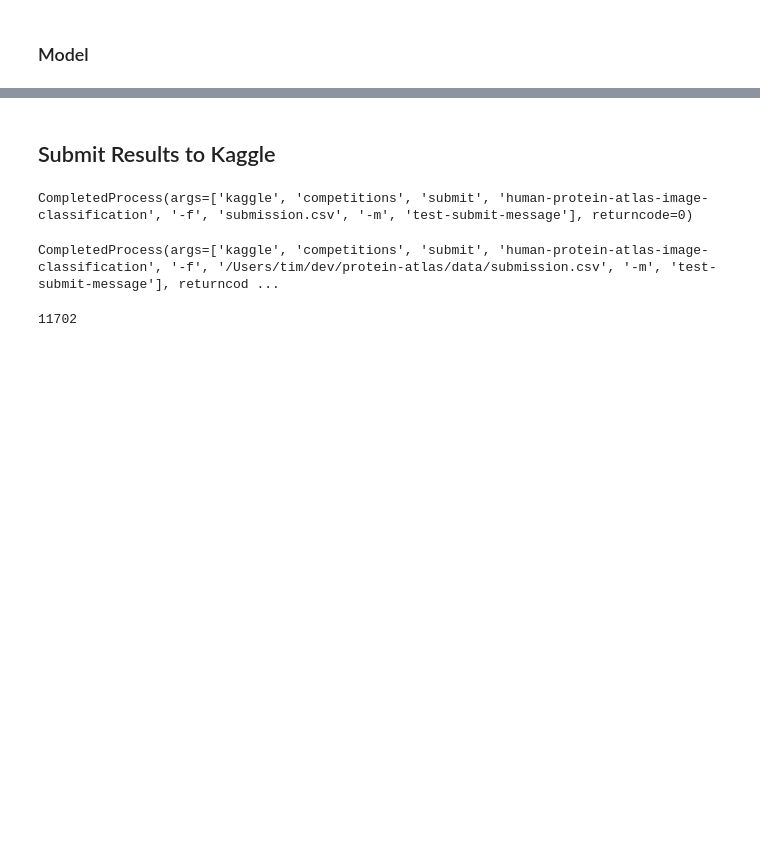
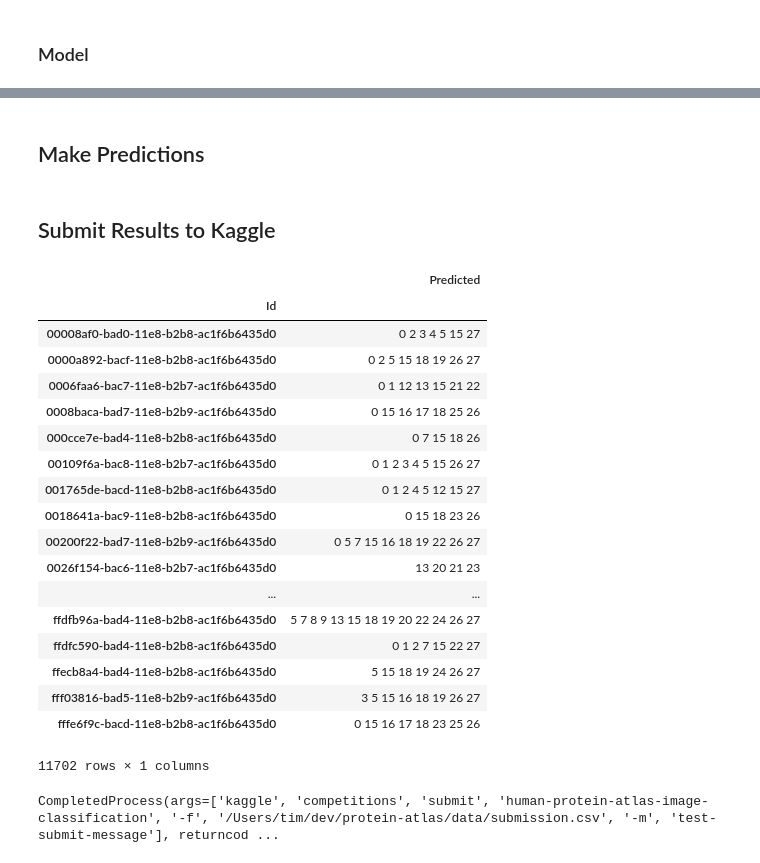
Before and after one commit to eldrtimo/protein, a Jupyter notebook: examples.ipynb, the cells around one changed output, grey strips where cells are left out. Cells and saved outputs as stored; diff of their text form; code cells hidden in the pictures; blank space fills up the shorter version.

```diff
--- a/examples.ipynb
+++ b/examples.ipynb
@@ -352,0 +356,16 @@ def make_model():
+# %%
+reload(pa)
+test = pa.Test()
+train = pa.Train()
+
+model = make_baseline_model()
+model.compile(loss = f1_loss, optimizer = Adam(1e-3))
+model.summary()
+
+##### FIT THE MODEL
+N_EPOCHS = 1
+BATCH_SIZE = 32
+
+for epoch in range(N_EPOCHS):
+    train_gen, val_gen = train.train_test_split(0.9, batch_size = BATCH_SIZE)
+    model.fit_generator(train_gen,validation_data = val_gen)
@@ -387,18 +409,9 @@ Epoch 1/1
+# %% [markdown]
+## Make Predictions
 # %% [markdown]
 ## Submit Results to Kaggle
-# %%
-y = model.predict_generator(test.get_generator(BATCH_SIZE),steps = 1)
-
-import subprocess
-submit_msg = "test-submit-message"
-submit_cmd = [
-    "kaggle", "competitions", "submit",
-    "human-protein-atlas-image-classification", "-f", str(submission_path),
-    "-m", submit_msg
-]
-subprocess.run(submit_cmd)
-# %% [output]
-CompletedProcess(args=['kaggle', 'competitions', 'submit', 'human-protein-atlas-image-classification', '-f', 'submission.csv', '-m', 'test-submit-message'], returncode=0)
+# %%
+y = model.predict_generator(test.get_generator(BATCH_SIZE))
 # %%
 format_label = (lambda x:  " ".join([str(label) for label in x]))
 predicted = pd.Series(train.mlb.inverse_transform(y.round())).apply(format_label)
@@ -408,6 +421,28 @@ predicted.index = test.index
 submission = pd.DataFrame(predicted, columns = ["Predicted"])
 submission_path = PATH["data"].joinpath("submission.csv")
 submission.to_csv(str(submission_path))
+# %%
+submission
+# %% [output]
+|  | Predicted |
+| Id |  |
+| 00008af0-bad0-11e8-b2b8-ac1f6b6435d0 | 0 2 3 4 5 15 27 |
+| 0000a892-bacf-11e8-b2b8-ac1f6b6435d0 | 0 2 5 15 18 19 26 27 |
+| 0006faa6-bac7-11e8-b2b7-ac1f6b6435d0 | 0 1 12 13 15 21 22 |
+| 0008baca-bad7-11e8-b2b9-ac1f6b6435d0 | 0 15 16 17 18 25 26 |
+| 000cce7e-bad4-11e8-b2b8-ac1f6b6435d0 | 0 7 15 18 26 |
+| 00109f6a-bac8-11e8-b2b7-ac1f6b6435d0 | 0 1 2 3 4 5 15 26 27 |
+| 001765de-bacd-11e8-b2b8-ac1f6b6435d0 | 0 1 2 4 5 12 15 27 |
+| 0018641a-bac9-11e8-b2b8-ac1f6b6435d0 | 0 15 18 23 26 |
+| 00200f22-bad7-11e8-b2b9-ac1f6b6435d0 | 0 5 7 15 16 18 19 22 26 27 |
+| 0026f154-bac6-11e8-b2b7-ac1f6b6435d0 | 13 20 21 23 |
+| ... | ... |
+| ffdfb96a-bad4-11e8-b2b8-ac1f6b6435d0 | 5 7 8 9 13 15 18 19 20 22 24 26 27 |
+| ffdfc590-bad4-11e8-b2b8-ac1f6b6435d0 | 0 1 2 7 15 22 27 |
+| ffecb8a4-bad4-11e8-b2b8-ac1f6b6435d0 | 5 15 18 19 24 26 27 |
+| fff03816-bad5-11e8-b2b9-ac1f6b6435d0 | 3 5 15 16 18 19 26 27 |
+| fffe6f9c-bacd-11e8-b2b8-ac1f6b6435d0 | 0 15 16 17 18 23 25 26 |
+11702 rows × 1 columns
 # %%
 submit_msg = "test-submit-message"
 submit_cmd = [
@@ -418,7 +453,3 @@ submit_cmd = [
 subprocess.run(submit_cmd)
 # %% [output]
 CompletedProcess(args=['kaggle', 'competitions', 'submit', 'human-protein-atlas-image-classification', '-f', '/Users/tim/dev/protein-atlas/data/submission.csv', '-m', 'test-submit-message'], returncod ...
-# %%
-len(submission)
-# %% [output]
-11702
```
Also changed, not shown: parts of 5 cells of this notebook.
